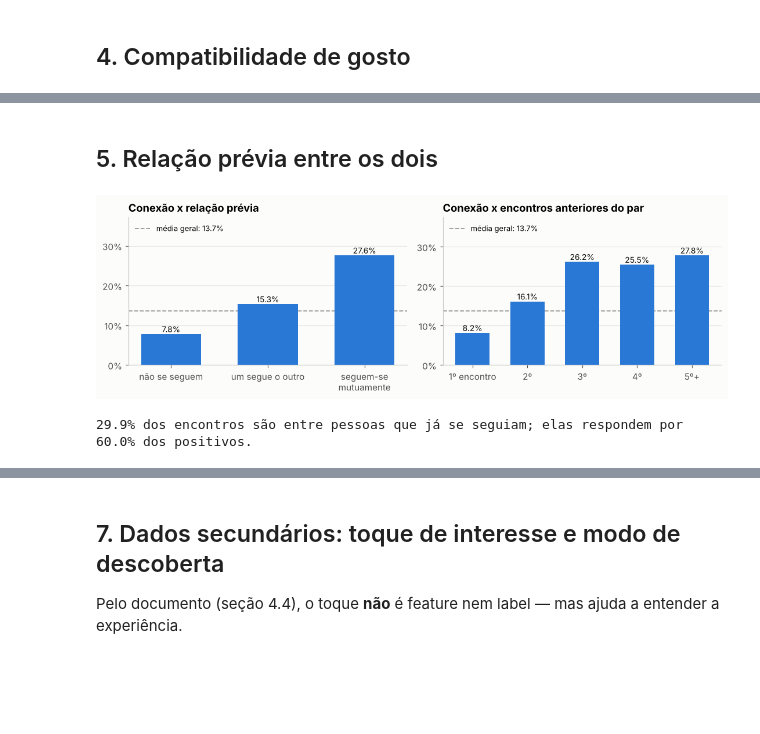
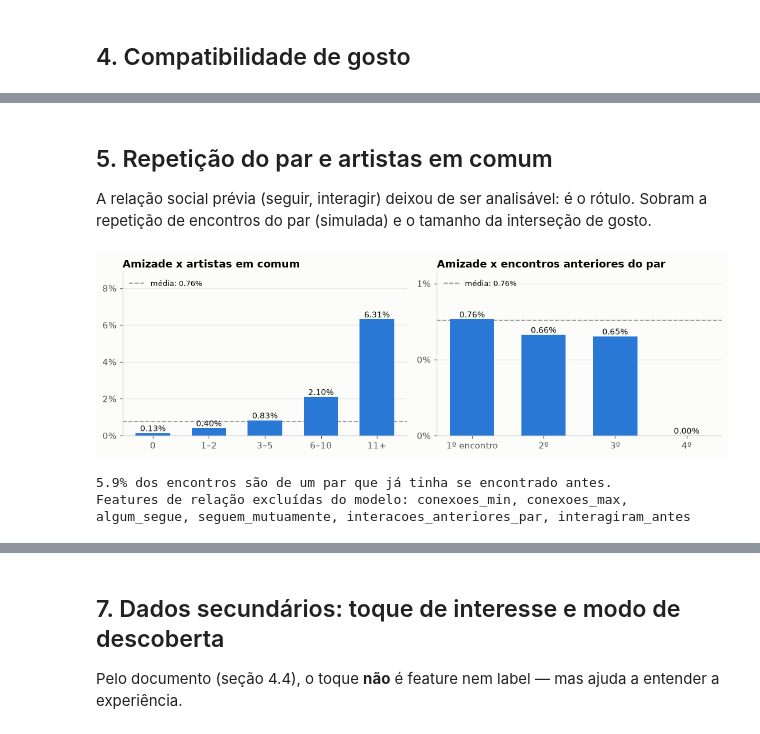
Before and after one commit to Lvcalabria06/opinion-ml, a Jupyter notebook: notebooks/eda_encontros.ipynb, the cells around one changed output, grey strips where cells are left out. Cells and saved outputs as stored; diff of their text form; code cells hidden in the pictures; blank space fills up the shorter version.

```diff
--- a/notebooks/eda_encontros.ipynb
+++ b/notebooks/eda_encontros.ipynb
@@ -219,17 +230,19 @@ Encontros sem nenhuma obra avaliada em comum: 15.9%
 # %% [markdown]
-## 5. Relação prévia entre os dois
+## 5. Repetição do par e artistas em comum
+
+A relação social prévia (seguir, interagir) deixou de ser analisável: é o rótulo. Sobram a repetição de encontros do par (simulada) e o tamanho da interseção de gosto.
 # %%
 fig, axs = plt.subplots(1, 2, figsize=(10, 3.3))
-rel = dm.groupby(dm.seguem_mutuamente + dm.algum_segue).conectou.mean()
-rel.index = ["não se seguem", "um segue o outro", "seguem-se\nmutuamente"]
-barras_taxa(axs[0], rel, "Conexão x relação prévia", dm.conectou.mean())
+oc = dm.groupby(pd.cut(dm.n_obras_comuns, [-1, 0, 2, 5, 10, 10_000], labels=["0", "1–2", "3–5", "6–10", "11+"]), observed=True).conectou.mean()
+barras_taxa2(axs[0], oc, "Amizade x artistas em comum")
 rep = dm.groupby(dm.n_encontros_anteriores_par.clip(upper=4)).conectou.mean()
-rep.index = ["1º encontro", "2º", "3º", "4º", "5º+"]
-barras_taxa(axs[1], rep, "Conexão x encontros anteriores do par", dm.conectou.mean())
+rep.index = ["1º encontro", "2º", "3º", "4º", "5º+"][:len(rep)]
+barras_taxa2(axs[1], rep, "Amizade x encontros anteriores do par")
 plt.tight_layout(); plt.show()
-print(f"{pct(dm.algum_segue.mean())} dos encontros são entre pessoas que já se seguiam; "
-      f"elas respondem por {pct(dm[dm.algum_segue == 1].conectou.sum() / dm.conectou.sum())} dos positivos.")
+print(f"{pct((dm.n_encontros_anteriores_par > 0).mean())} dos encontros são de um par que já tinha se encontrado antes.")
+print("Features de relação excluídas do modelo:", ", ".join(c for c in todos.columns if c in ["algum_segue", "seguem_mutuamente", "interacoes_anteriores_par", "interagiram_antes", "conexoes_min", "conexoes_max"]))
 # %% [output]
-[figure, old version]
+[figure, new version]
-29.9% dos encontros são entre pessoas que já se seguiam; elas respondem por 60.0% dos positivos.
+5.9% dos encontros são de um par que já tinha se encontrado antes.
+Features de relação excluídas do modelo: conexoes_min, conexoes_max, algum_segue, seguem_mutuamente, interacoes_anteriores_par, interagiram_antes
 # %% [markdown]
```
Also changed, not shown: parts of 32 cells of this notebook, 51 other files.
